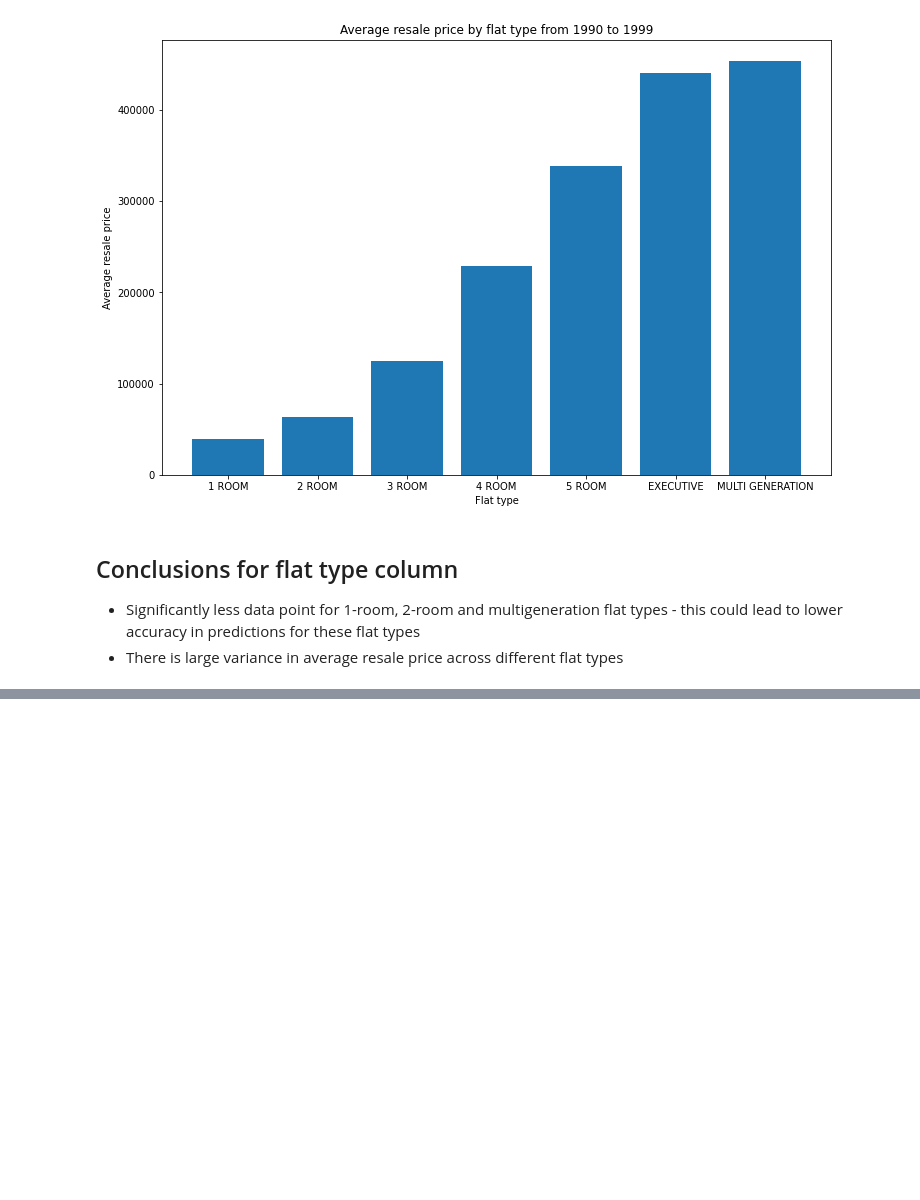
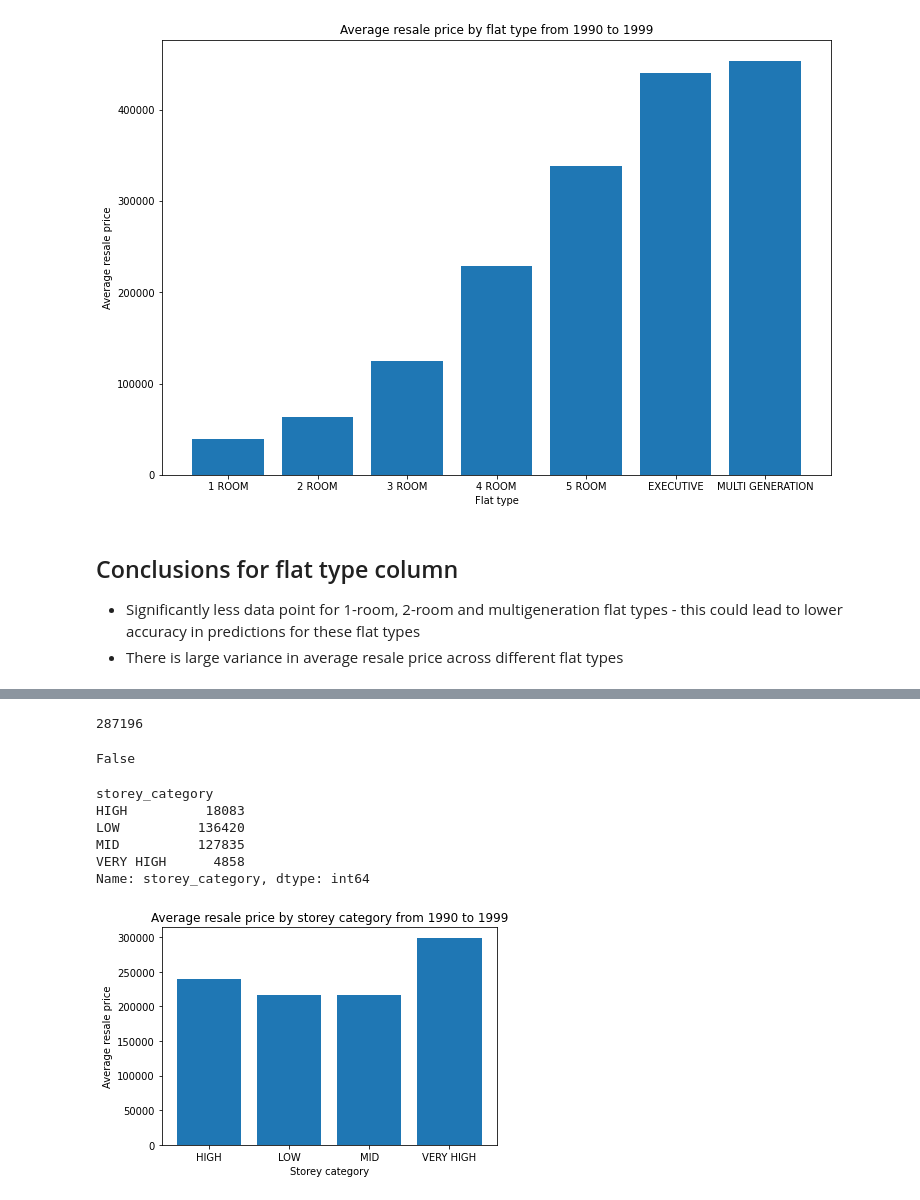
Before and after one commit to Zheng-Xuan/Singapore-resale-flat-price-prediction, a Jupyter notebook: EDA.ipynb, the cells around one changed output, grey strips where cells are left out. Cells and saved outputs as stored; diff of their text form; code cells hidden in the pictures; blank space fills up the shorter version.

```diff
--- a/EDA.ipynb
+++ b/EDA.ipynb
@@ -327,0 +370,54 @@ plt.show()
+# %%
+# Try grouping them into 4 categories
+
+storey_class = {
+    '01 TO 03': 'LOW',
+    '04 TO 06': 'LOW',
+    '07 TO 09': 'MID',
+    '10 TO 12': 'MID',
+    '13 TO 15': 'HIGH',
+    '16 TO 18': 'HIGH',
+    '19 TO 21': 'VERY HIGH',
+    '22 TO 24': 'VERY HIGH',
+    '25 TO 27': 'VERY HIGH'
+}
+# %%
+storey_cat = []
+
+for s in df_storey['storey_range']:
+    storey_cat.append(storey_class[s])
+
+len(storey_cat)
+# %% [output]
+287196
+# %%
+df_storey['storey_category'] = storey_cat
+
+df_storey.isnull().values.any()
+# %% [output]
+False
+# %%
+# Show distribution of data counts by storey cateogory
+
+data_counts_by_storeycat = df_storey.groupby(['storey_category'])['storey_category'].count()
+
+data_counts_by_storeycat
+# %% [output]
+storey_category
+HIGH          18083
+LOW          136420
+MID          127835
+VERY HIGH      4858
+Name: storey_category, dtype: int64
+# %%
+# Show average price across different storey category
+
+avg_prices_by_storeycat = df_storey.groupby(['storey_category'])['resale_price'].mean()
+
+plt.bar(avg_prices_by_storeycat.index, avg_prices_by_storeycat.values)
+plt.xlabel('Storey category')
+plt.ylabel('Average resale price')
+plt.title('Average resale price by storey category from 1990 to 1999')
+plt.show()
+# %% [output]
+[figure, added]
```
Also changed, not shown: parts of 5 cells of this notebook, 1 other file.
